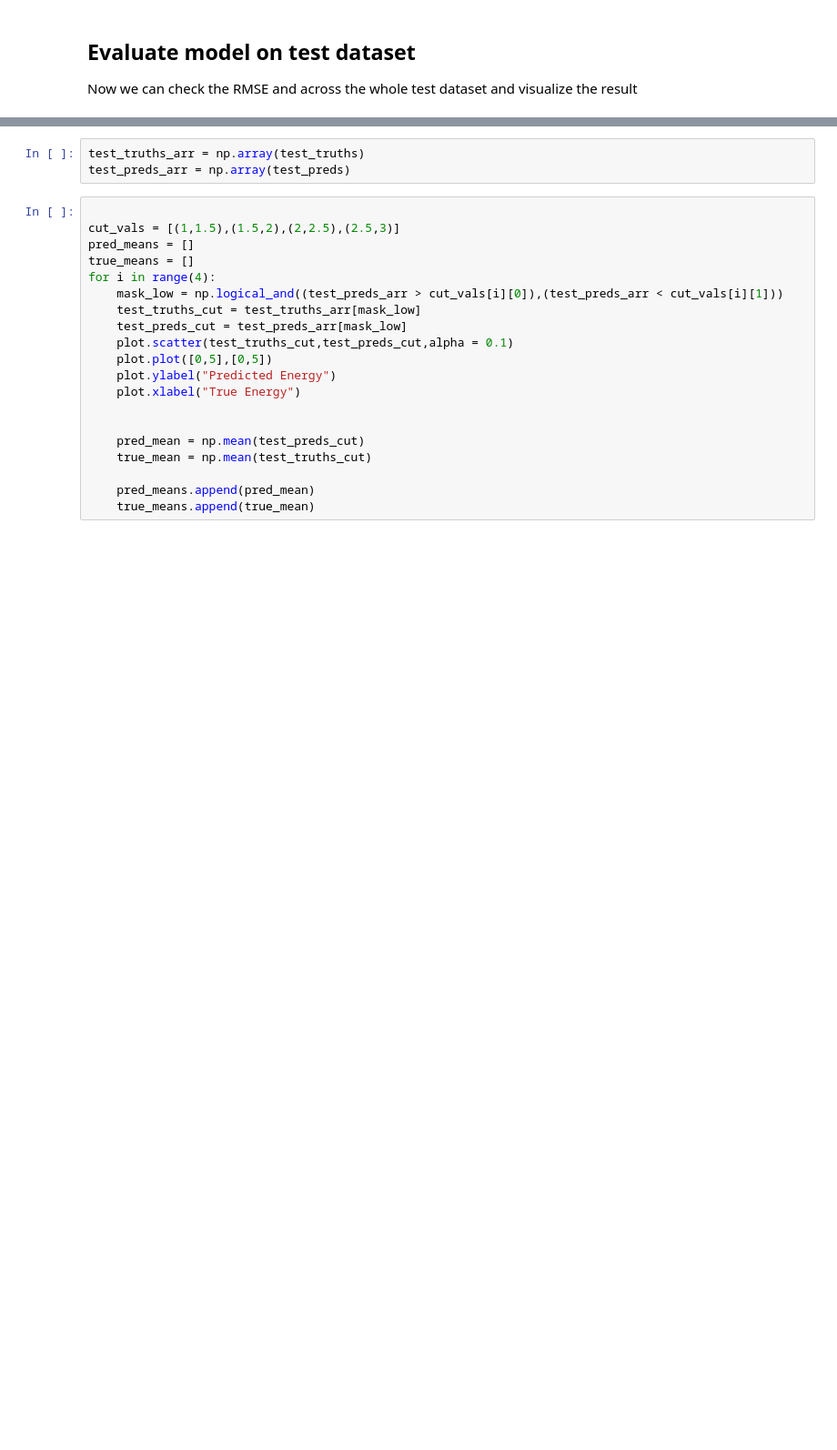
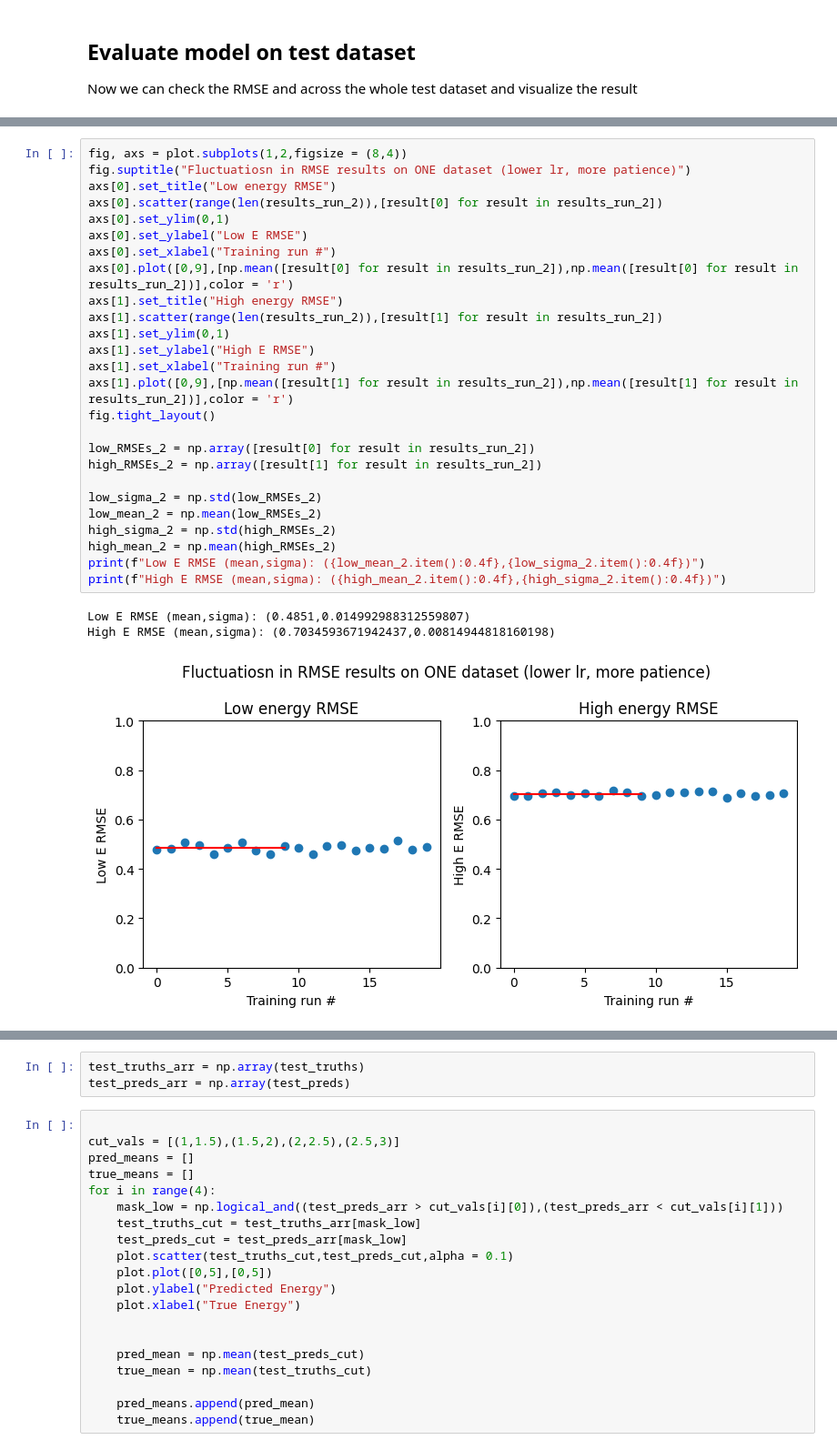
Before and after one commit to RowanKell/work_eic, a Jupyter notebook: macros/Timing_estimation/GNN_Energy_test.ipynb, the cells around one changed output, grey strips where cells are left out. Shown: that part at 91% size. Cells and saved outputs as stored; diff of their text form; blank space fills up the shorter version.

Commit message:
saving work - still trying to see if we can make GNN energy predictions more stable and reproducible

```diff
--- a/macros/Timing_estimation/GNN_Energy_test.ipynb
+++ b/macros/Timing_estimation/GNN_Energy_test.ipynb
@@ -736,0 +453,30 @@ MSE: 0.19554148614406586
+# %%
+fig, axs = plot.subplots(1,2,figsize = (8,4))
+fig.suptitle("Fluctuatiosn in RMSE results on ONE dataset (lower lr, more patience)")
+axs[0].set_title("Low energy RMSE")
+axs[0].scatter(range(len(results_run_2)),[result[0] for result in results_run_2])
+axs[0].set_ylim(0,1)
+axs[0].set_ylabel("Low E RMSE")
+axs[0].set_xlabel("Training run #")
+axs[0].plot([0,9],[np.mean([result[0] for result in results_run_2]),np.mean([result[0] for result in results_run_2])],color = 'r')
+axs[1].set_title("High energy RMSE")
+axs[1].scatter(range(len(results_run_2)),[result[1] for result in results_run_2])
+axs[1].set_ylim(0,1)
+axs[1].set_ylabel("High E RMSE")
+axs[1].set_xlabel("Training run #")
+axs[1].plot([0,9],[np.mean([result[1] for result in results_run_2]),np.mean([result[1] for result in results_run_2])],color = 'r')
+fig.tight_layout()
+
+low_RMSEs_2 = np.array([result[0] for result in results_run_2])
+high_RMSEs_2 = np.array([result[1] for result in results_run_2])
+
+low_sigma_2 = np.std(low_RMSEs_2)
+low_mean_2 = np.mean(low_RMSEs_2)
+high_sigma_2 = np.std(high_RMSEs_2)
+high_mean_2 = np.mean(high_RMSEs_2)
+print(f"Low E RMSE (mean,sigma): ({low_mean_2.item():0.4f},{low_sigma_2.item():0.4f})")
+print(f"High E RMSE (mean,sigma): ({high_mean_2.item():0.4f},{high_sigma_2.item():0.4f})")
+# %% [output]
+Low E RMSE (mean,sigma): (0.4851,0.014992988312559807)
+High E RMSE (mean,sigma): (0.7034593671942437,0.00814944818160198)
+[figure, added]
```
Also changed, not shown: parts of 17 cells of this notebook, 7 other files.
